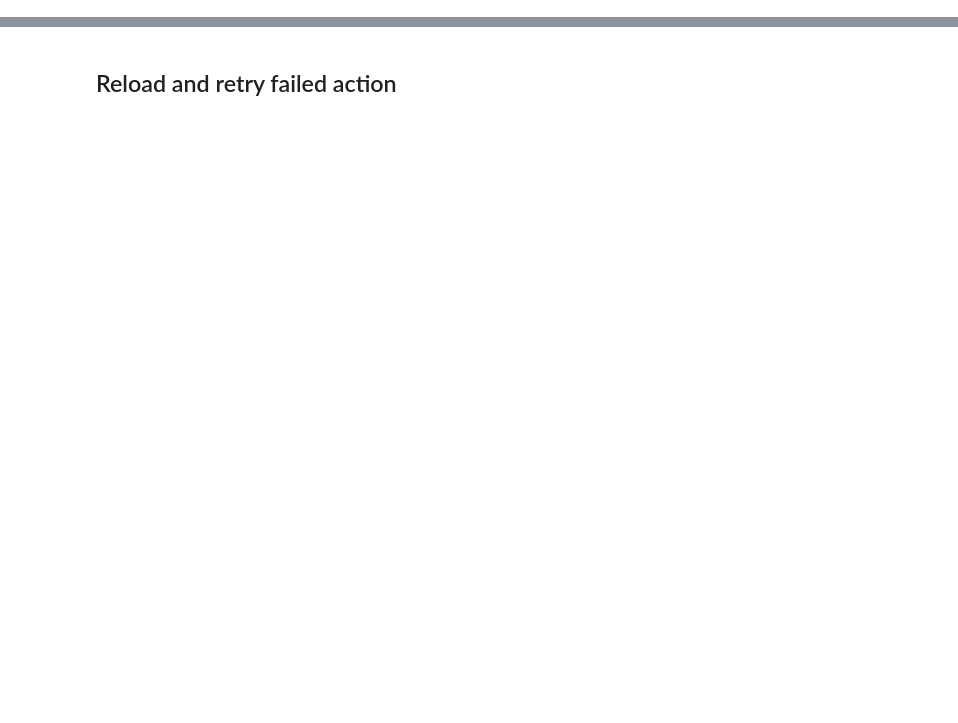
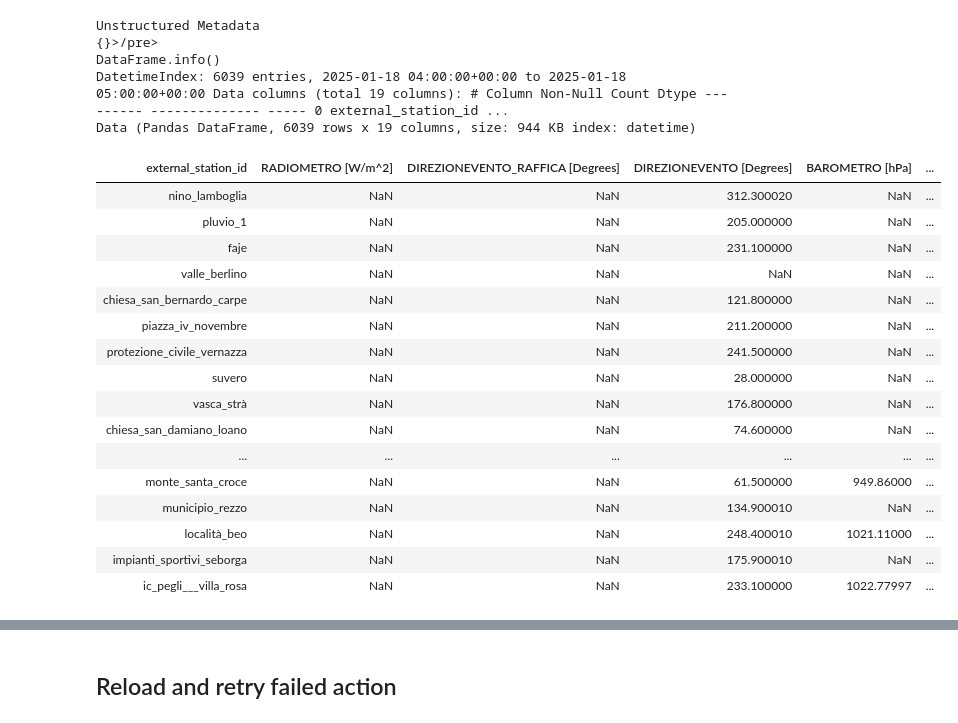
Before and after one commit to ecmwf/IonBeam, a Jupyter notebook: notebooks/all_the_way_through.ipynb, the cells around one changed output, grey strips where cells are left out. Drawn from its saved outputs; the diff is of its cells as text; code cells hidden in the pictures; blank space fills up the shorter version.

```diff
--- a/notebooks/all_the_way_through.ipynb
+++ b/notebooks/all_the_way_through.ipynb
@@ -65,0 +31,58 @@ DEBUG:ionbeam.writers.fdb_writer:Writing marsrequest.yaml overlay to /Users/math
+# %%
+from copy import deepcopy
+from ionbeam.core.bases import FinishMessage, FileMessage, MetaData
+from ionbeam.aggregators import TimeAggregator
+from ionbeam.core.singleprocess_pipeline import process_message
+from datetime import datetime, timedelta
+
+config_file = Path("~/git/IonBeam_bundle/IonBeam/config/").expanduser()
+config, actions = parse_config(config_file,
+                    environment  = "local",
+                    sources = ["acronet"],
+                    download = True,
+                    die_on_error = True,
+                    reingest_from = datetime.fromisoformat("2021-01-01").replace(tzinfo=UTC),
+                    )
+
+config.globals.ingestion_time_constants.query_timespan = dataclasses.replace(
+    config.globals.ingestion_time_constants.query_timespan,
+    start = datetime.now(UTC) - timedelta(hours = 10))
+
+sources, stateless_actions, aggregators = [], [], []
+for action in actions:
+    if isinstance(action, Source):
+        sources.append(action)
+    elif isinstance(action, Aggregator):
+        aggregators.append(action)
+    else:
+        stateless_actions.append(action)
+
+online = True
+source = sources[0]
+incoming_message_stream = source.generate()
+input_message = next(incoming_message_stream)
+
+possible_actions = [a for a in actions if not isinstance(a, Source)]
+message = deepcopy(input_message)
+
+message_history = []
+actions_run = set()
+while True:
+    display(message)
+    message_history.append(deepcopy(message))
+    matching = list(message.find_matches(config.globals.actions_by_id))
+
+    if not matching:
+        print("No more matches")
+        break
+
+    print("That matched with: ", [str(a) for a in matching])
+    action = matching[0]
+    if action.id in actions_run:
+        print(f"Error: loop found for {action} {action.id = }")
+        break
+
+    # print(f"current message id {id(message)}")
+    message = next(process_message(message, action))
+    actions_run.add(action.id)
+# %% [output]
@@ -65,0 +116,22 @@ DEBUG:ionbeam.writers.fdb_writer:Writing marsrequest.yaml overlay to /Users/math
+Unstructured Metadata
+{}>/pre>
+DataFrame.info()
+DatetimeIndex: 6039 entries, 2025-01-18 04:00:00+00:00 to 2025-01-18 05:00:00+00:00 Data columns (total 19 columns): # Column Non-Null Count Dtype --- ------ -------------- ----- 0 external_station_id ...
+Data (Pandas DataFrame, 6039 rows x 19 columns, size: 944 KB index: datetime)
+| external_station_id | RADIOMETRO [W/m^2] | DIREZIONEVENTO_RAFFICA [Degrees] | DIREZIONEVENTO [Degrees] | BAROMETRO [hPa] | ... |
+| nino_lamboglia | NaN | NaN | 312.300020 | NaN | ... |
+| pluvio_1 | NaN | NaN | 205.000000 | NaN | ... |
+| faje | NaN | NaN | 231.100000 | NaN | ... |
+| valle_berlino | NaN | NaN | NaN | NaN | ... |
+| chiesa_san_bernardo_carpe | NaN | NaN | 121.800000 | NaN | ... |
+| piazza_iv_novembre | NaN | NaN | 211.200000 | NaN | ... |
+| protezione_civile_vernazza | NaN | NaN | 241.500000 | NaN | ... |
+| suvero | NaN | NaN | 28.000000 | NaN | ... |
+| vasca_strà | NaN | NaN | 176.800000 | NaN | ... |
+| chiesa_san_damiano_loano | NaN | NaN | 74.600000 | NaN | ... |
+| ... | ... | ... | ... | ... | ... |
+| monte_santa_croce | NaN | NaN | 61.500000 | 949.86000 | ... |
+| municipio_rezzo | NaN | NaN | 134.900010 | NaN | ... |
+| località_beo | NaN | NaN | 248.400010 | 1021.11000 | ... |
+| impianti_sportivi_seborga | NaN | NaN | 175.900010 | NaN | ... |
+| ic_pegli___villa_rosa | NaN | NaN | 233.100000 | 1022.77997 | ... |
```
Also changed, not shown: parts of 9 cells of this notebook, 34 other files.
